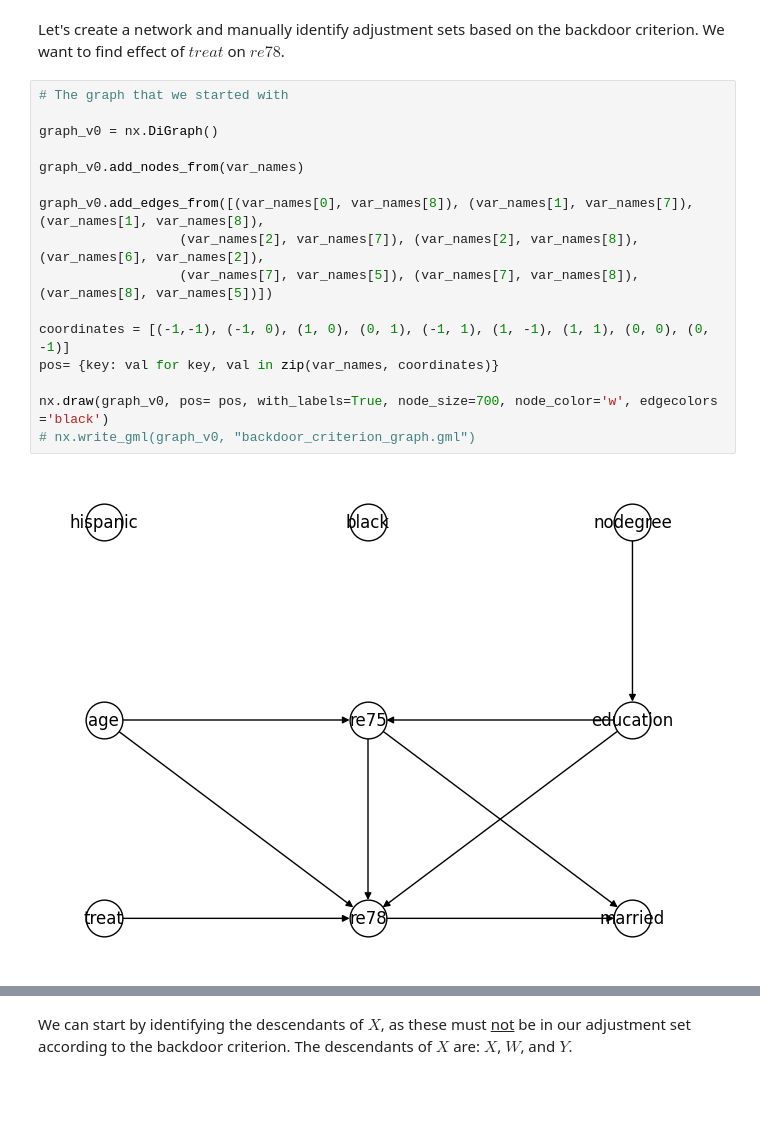
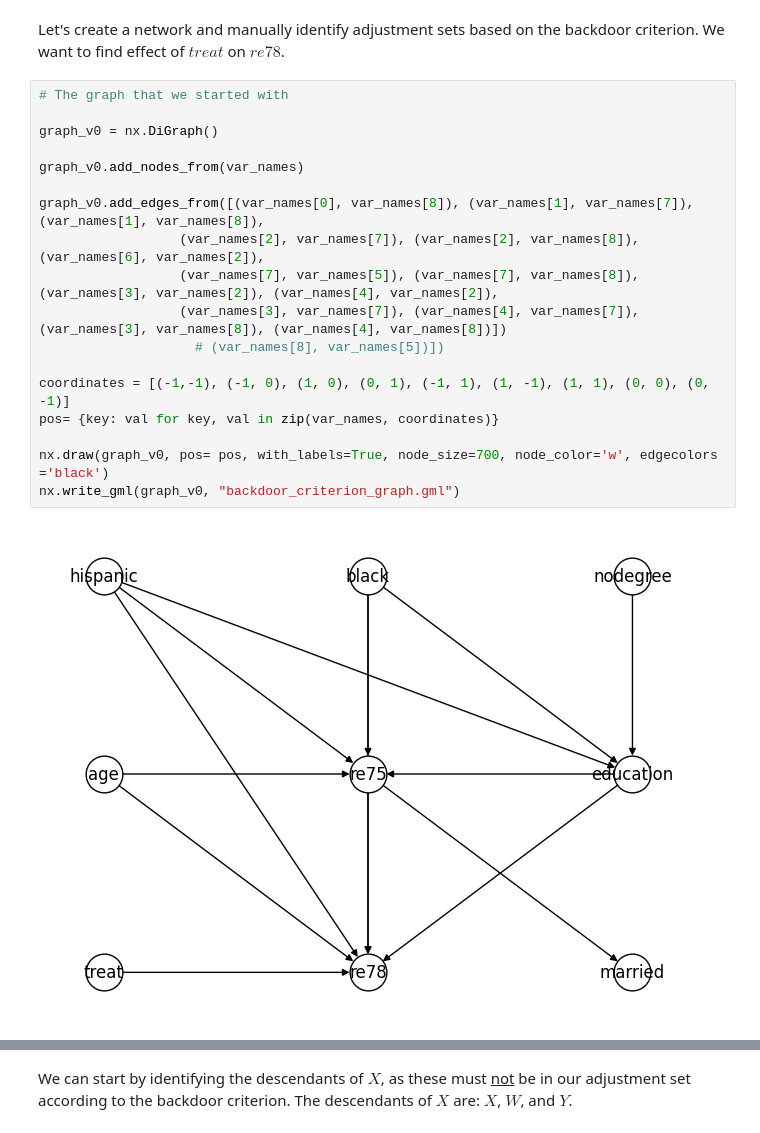
Before and after one commit to sohamchatterjee50/CAUSALITY, a Jupyter notebook: identifying estimands.ipynb, the cells around one changed output, grey strips where cells are left out. Cells and saved outputs as stored; diff of their text form; blank space fills up the shorter version.

```diff
--- a/identifying estimands.ipynb
+++ b/identifying estimands.ipynb
@@ -53,19 +53,21 @@ Let's create a network and manually identify adjustment sets based on the backdo
 # %%
 # The graph that we started with
 
 graph_v0 = nx.DiGraph()
 
 graph_v0.add_nodes_from(var_names)
 
 graph_v0.add_edges_from([(var_names[0], var_names[8]), (var_names[1], var_names[7]), (var_names[1], var_names[8]),
                   (var_names[2], var_names[7]), (var_names[2], var_names[8]), (var_names[6], var_names[2]),
-                  (var_names[7], var_names[5]), (var_names[7], var_names[8]), (var_names[8], var_names[5])])
+                  (var_names[7], var_names[5]), (var_names[7], var_names[8]), (var_names[3], var_names[2]), (var_names[4], var_names[2]),
+                  (var_names[3], var_names[7]), (var_names[4], var_names[7]), (var_names[3], var_names[8]), (var_names[4], var_names[8])])
+                    # (var_names[8], var_names[5])])
 
 coordinates = [(-1,-1), (-1, 0), (1, 0), (0, 1), (-1, 1), (1, -1), (1, 1), (0, 0), (0, -1)]
 pos= {key: val for key, val in zip(var_names, coordinates)}
 
 nx.draw(graph_v0, pos= pos, with_labels=True, node_size=700, node_color='w', edgecolors ='black')
-# nx.write_gml(graph_v0, "backdoor_criterion_graph.gml")
+nx.write_gml(graph_v0, "backdoor_criterion_graph.gml")
 # %% [output]
-[figure, old version]
+[figure, new version]
 # %%
```
Also changed, not shown: parts of 11 cells of this notebook.
